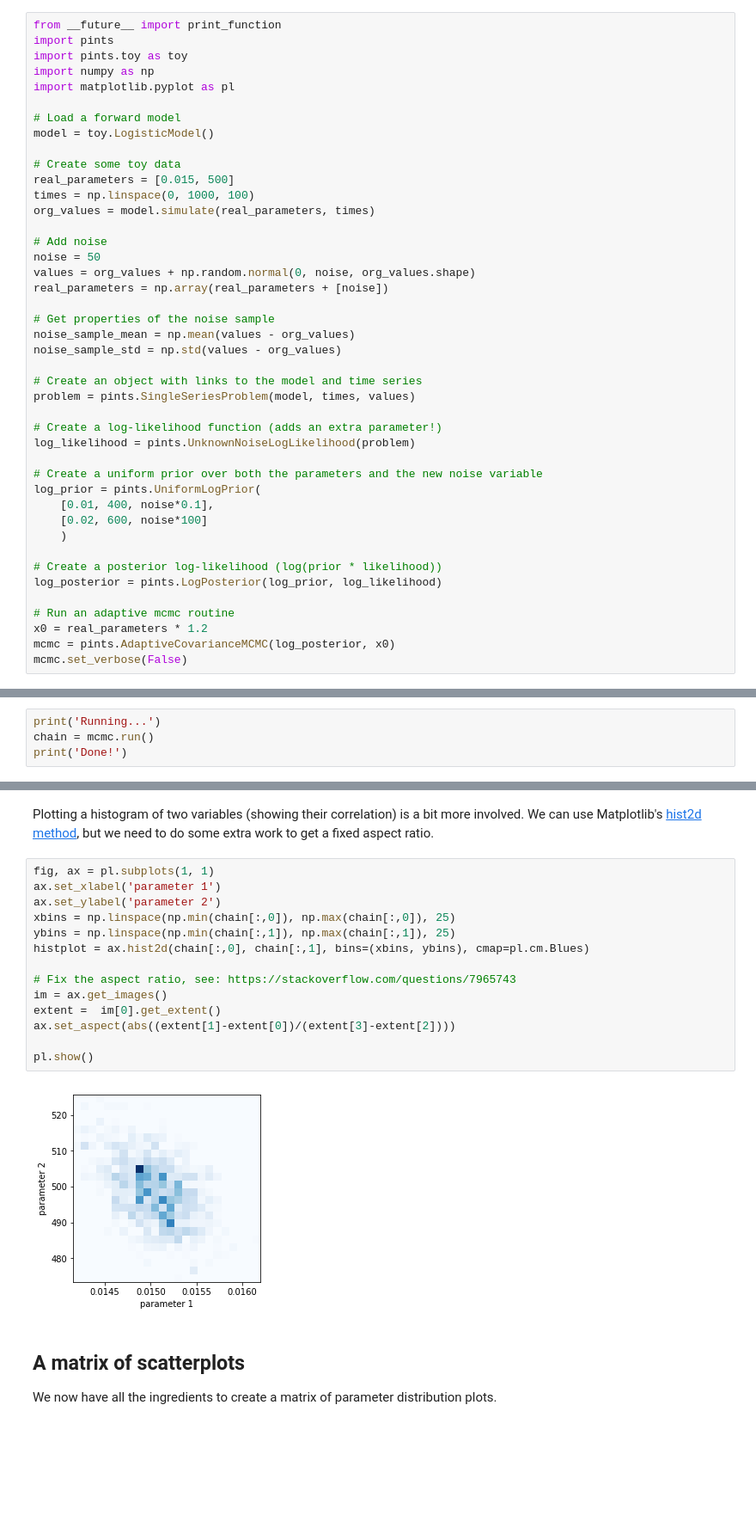
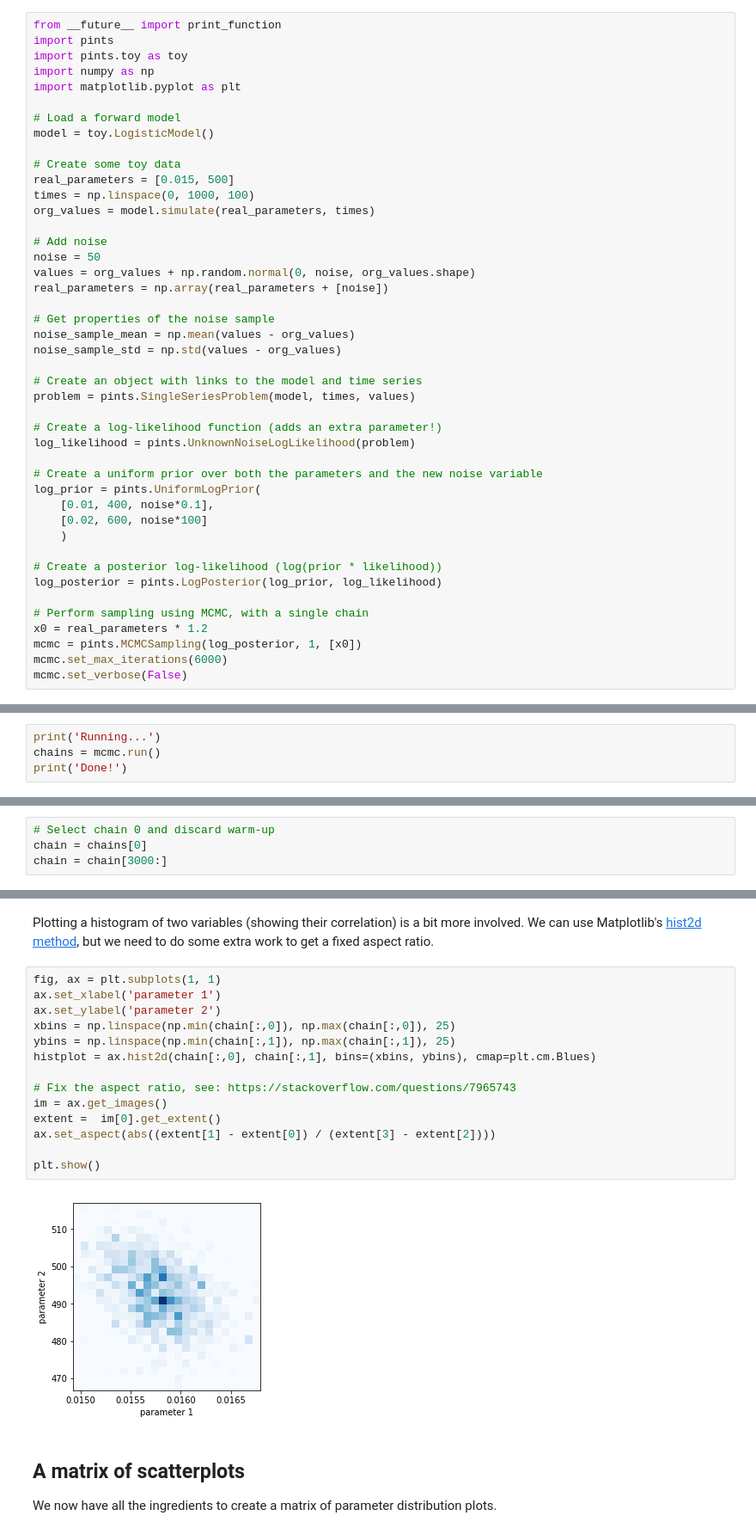
Before and after one commit to pints-team/pints, a Jupyter notebook: examples/plot-mcmc-pairwise-scatterplots.ipynb, the cells around one changed output, grey strips where cells are left out. Shown at 86% size. Saved outputs shown, nothing was run; the diff lists cells and outputs as text; blank space fills up the shorter version.

```diff
--- a/examples/plot-mcmc-pairwise-scatterplots.ipynb
+++ b/examples/plot-mcmc-pairwise-scatterplots.ipynb
@@ -18,7 +18,7 @@ from __future__ import print_function
 import pints
 import pints.toy as toy
 import numpy as np
-import matplotlib.pyplot as pl
+import matplotlib.pyplot as plt
 
 # Load a forward model
 model = toy.LogisticModel()
@@ -52,9 +52,10 @@ log_prior = pints.UniformLogPrior(
 # Create a posterior log-likelihood (log(prior * likelihood))
 log_posterior = pints.LogPosterior(log_prior, log_likelihood)
 
-# Run an adaptive mcmc routine
+# Perform sampling using MCMC, with a single chain
 x0 = real_parameters * 1.2
-mcmc = pints.AdaptiveCovarianceMCMC(log_posterior, x0)
+mcmc = pints.MCMCSampling(log_posterior, 1, [x0])
+mcmc.set_max_iterations(6000)
 mcmc.set_verbose(False)
 # %% [markdown]
 ## Plotting 1d and 2d histograms
@@ -62,9 +63,13 @@ mcmc.set_verbose(False)
 We can now run the MCMC routine and plot the histograms of the inferred parameters.
 # %%
 print('Running...')
-chain = mcmc.run()
+chains = mcmc.run()
 print('Done!')
 # %% [output]
 Running...
 Done!
+# %%
+# Select chain 0 and discard warm-up
+chain = chains[0]
+chain = chain[3000:]
 # %%
@@ -79,21 +84,21 @@ pl.show()
 # %% [markdown]
 Plotting a histogram of two variables (showing their correlation) is a bit more involved. We can use Matplotlib's [hist2d method](http://matplotlib.org/api/pyplot_api.html#matplotlib.pyplot.hist2d), but we need to do some extra work to get a fixed aspect ratio.
 # %%
-fig, ax = pl.subplots(1, 1)
+fig, ax = plt.subplots(1, 1)
 ax.set_xlabel('parameter 1')
 ax.set_ylabel('parameter 2')
 xbins = np.linspace(np.min(chain[:,0]), np.max(chain[:,0]), 25)
 ybins = np.linspace(np.min(chain[:,1]), np.max(chain[:,1]), 25)
-histplot = ax.hist2d(chain[:,0], chain[:,1], bins=(xbins, ybins), cmap=pl.cm.Blues)
+histplot = ax.hist2d(chain[:,0], chain[:,1], bins=(xbins, ybins), cmap=plt.cm.Blues)
 
 # Fix the aspect ratio, see: https://stackoverflow.com/questions/7965743
 im = ax.get_images()
 extent =  im[0].get_extent()
-ax.set_aspect(abs((extent[1]-extent[0])/(extent[3]-extent[2])))
+ax.set_aspect(abs((extent[1] - extent[0]) / (extent[3] - extent[2])))
 
-pl.show()
+plt.show()
 # %% [output]
-[figure, old version]
+[figure, new version]
 # %% [markdown]
 ## A matrix of scatterplots
 
```
Also changed, not shown: parts of 2 cells of this notebook, 44 other files.
